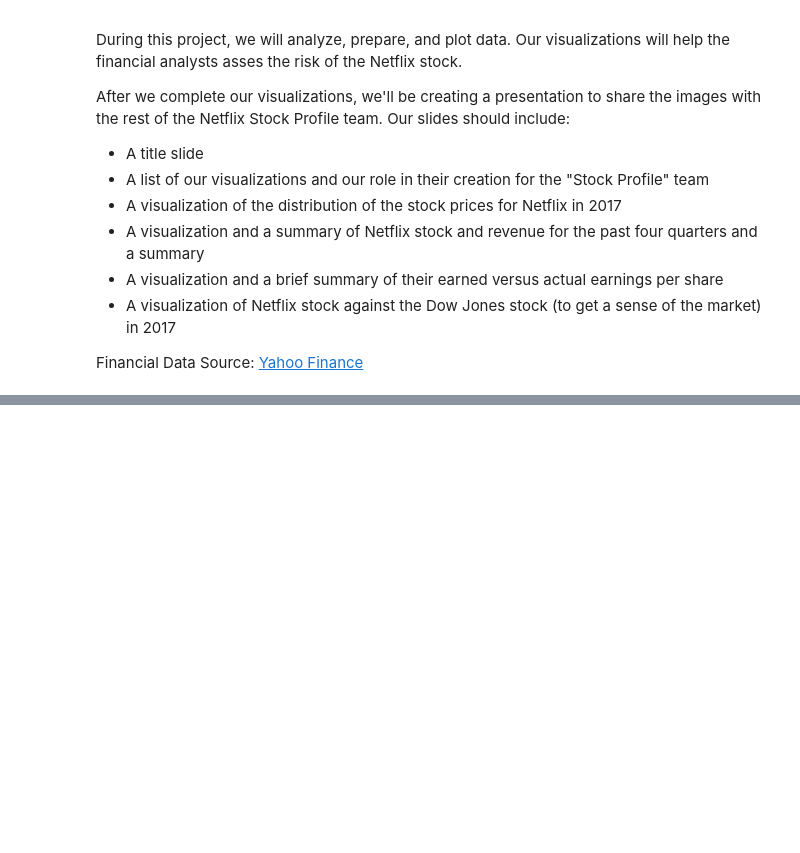
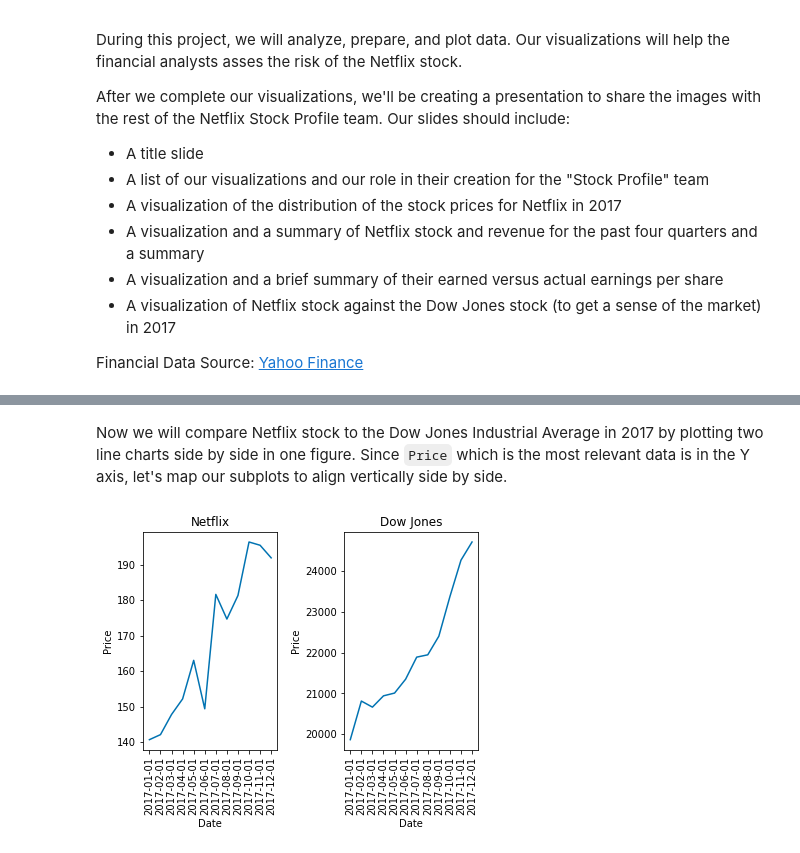
Before and after one commit to soyuz108/Netflix-Stocks-Capstone, a Jupyter notebook: netflix_visualizations.ipynb, the cells around one changed output, grey strips where cells are left out. Cells and saved outputs as stored; diff of their text form; code cells hidden in the pictures; blank space fills up the shorter version.

```diff
--- a/netflix_visualizations.ipynb
+++ b/netflix_visualizations.ipynb
@@ -227,0 +30,4 @@ Remember that your slideshow must include:
+# %%
+# Load the dataset and inspect it
+netflix_stocks = pd.read_csv("NFLX.csv")
+netflix_stocks.head()
@@ -227,0 +41,4 @@ Remember that your slideshow must include:
+# %%
+# Load the dataset and inspect it
+dowjones_stocks = pd.read_csv("DJI.csv")
+dowjones_stocks.head()
@@ -227,0 +153,24 @@ Remember that your slideshow must include:
+# %% [markdown]
+Now we will compare Netflix stock to the Dow Jones Industrial Average in 2017 by plotting two line charts side by side in one figure. Since `Price` which is the most relevant data is in the Y axis, let's map our subplots to align vertically side by side.
+# %%
+# Left plot Netflix
+ax1 = plt.subplot(1, 2, 1)
+plt.plot(netflix_stocks["Date"], netflix_stocks["Price"])
+plt.title("Netflix")
+plt.xlabel("Date")
+plt.ylabel("Price")
+plt.xticks(rotation = "vertical")
+
+# Adjust the width between subplots
+plt.subplots_adjust(wspace=0.5)
+
+# Right plot Dow Jones
+ax2 = plt.subplot(1, 2, 2)
+plt.plot(dowjones_stocks["Date"], dowjones_stocks["Price"])
+plt.title("Dow Jones")
+plt.xlabel("Date")
+plt.ylabel("Price")
+plt.xticks(rotation = "vertical")
+plt.show()
+# %% [output]
+[figure, added]
```
Also changed, not shown: parts of 38 cells of this notebook.
